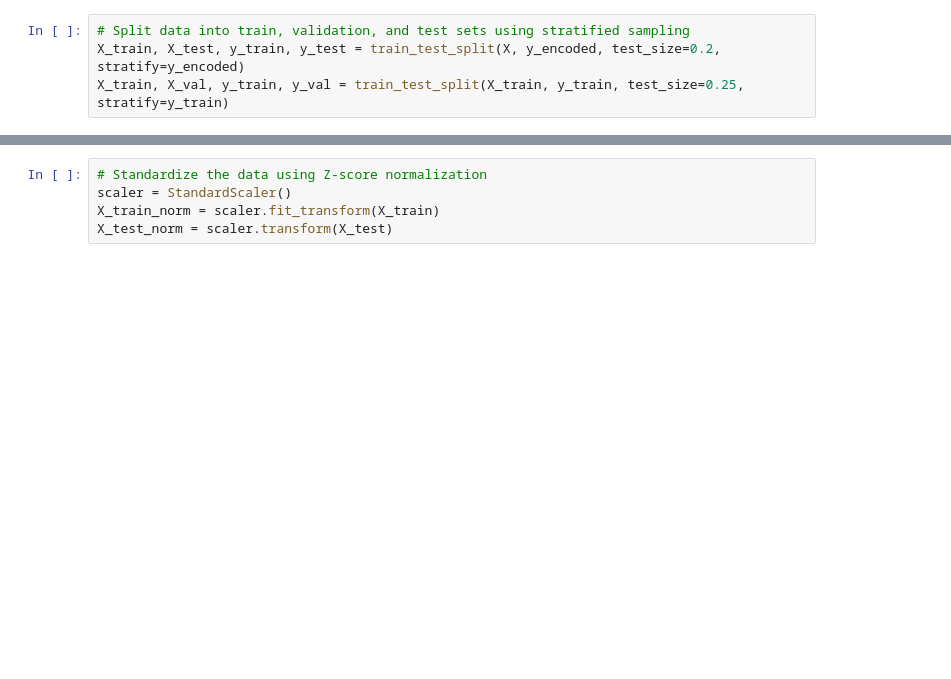
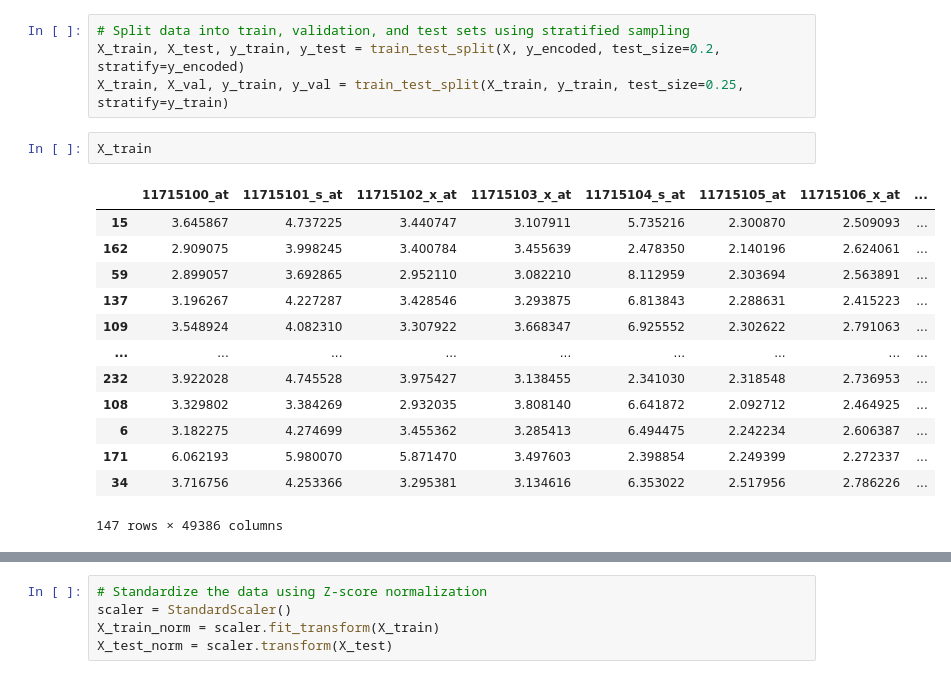
Before and after one commit to pritambera2000/BU_Bioinformatics, a Jupyter notebook: Notebooks/Cancer/Colorectal/colorectal.ipynb, the cells around one changed output, grey strips where cells are left out. Cells and saved outputs as stored; diff of their text form; blank space fills up the shorter version.

```diff
--- a/Notebooks/Cancer/colorectal.ipynb
+++ b/Notebooks/Cancer/Colorectal/colorectal.ipynb
@@ -99,3 +99,19 @@ array(['Mucosa', 'Normal', 'Tumor'], dtype=object)
 # Split data into train, validation, and test sets using stratified sampling
 X_train, X_test, y_train, y_test = train_test_split(X, y_encoded, test_size=0.2, stratify=y_encoded)
 X_train, X_val, y_train, y_val = train_test_split(X_train, y_train, test_size=0.25, stratify=y_train)
+# %%
+X_train
+# %% [output]
+|  | 11715100_at | 11715101_s_at | 11715102_x_at | 11715103_x_at | 11715104_s_at | 11715105_at | 11715106_x_at | ... |
+| 15 | 3.645867 | 4.737225 | 3.440747 | 3.107911 | 5.735216 | 2.300870 | 2.509093 | ... |
+| 162 | 2.909075 | 3.998245 | 3.400784 | 3.455639 | 2.478350 | 2.140196 | 2.624061 | ... |
+| 59 | 2.899057 | 3.692865 | 2.952110 | 3.082210 | 8.112959 | 2.303694 | 2.563891 | ... |
+| 137 | 3.196267 | 4.227287 | 3.428546 | 3.293875 | 6.813843 | 2.288631 | 2.415223 | ... |
+| 109 | 3.548924 | 4.082310 | 3.307922 | 3.668347 | 6.925552 | 2.302622 | 2.791063 | ... |
+| ... | ... | ... | ... | ... | ... | ... | ... | ... |
+| 232 | 3.922028 | 4.745528 | 3.975427 | 3.138455 | 2.341030 | 2.318548 | 2.736953 | ... |
+| 108 | 3.329802 | 3.384269 | 2.932035 | 3.808140 | 6.641872 | 2.092712 | 2.464925 | ... |
+| 6 | 3.182275 | 4.274699 | 3.455362 | 3.285413 | 6.494475 | 2.242234 | 2.606387 | ... |
+| 171 | 6.062193 | 5.980070 | 5.871470 | 3.497603 | 2.398854 | 2.249399 | 2.272337 | ... |
+| 34 | 3.716756 | 4.253366 | 3.295381 | 3.134616 | 6.353022 | 2.517956 | 2.786226 | ... |
+147 rows × 49386 columns
```
Also changed, not shown: parts of 7 cells of this notebook, 6 other files.
